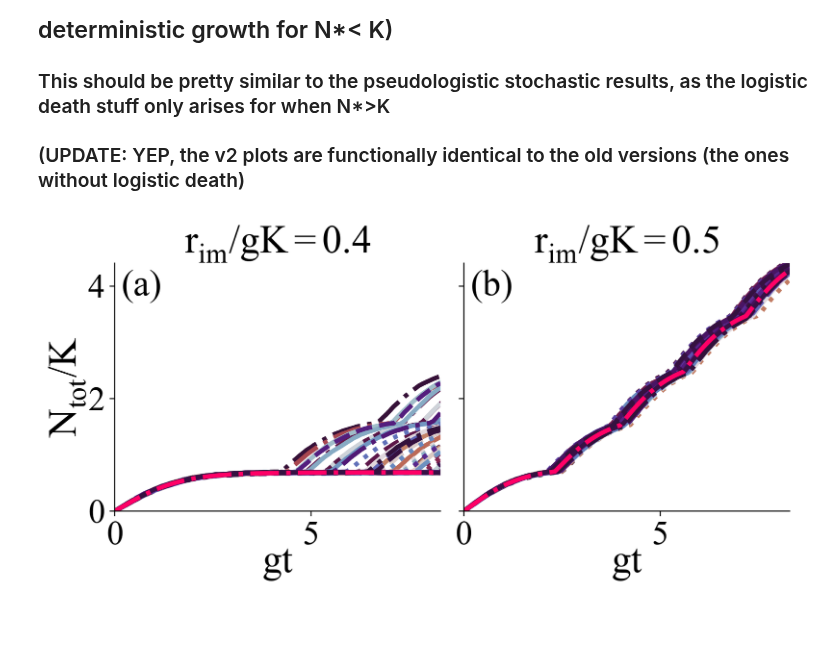
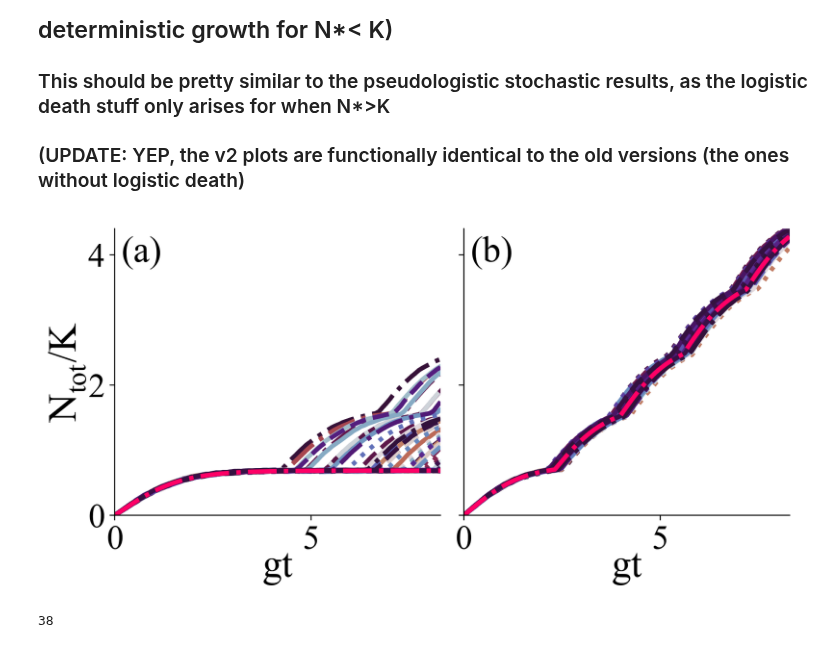
Before and after one commit to patricksinclair/multispecies_postprocessing, a Jupyter notebook: biofilm_threshold_theory_v2/bftt_supplementary_plotter.ipynb, the cells around one changed output. Drawn from its saved outputs; the diff is of its cells as text; code cells hidden in the pictures; blank space fills up the shorter version.

```diff
--- a/biofilm_threshold_theory_v2/bftt_supplementary_plotter.ipynb
+++ b/biofilm_threshold_theory_v2/bftt_supplementary_plotter.ipynb
@@ -238,7 +238,7 @@ for ax in axs.flat:
     ax.plot(deterministic_pops['t'], deterministic_pops['N'], ls="-.", lw=3.2, color='#ff0066')
 
 
-    ax.set_title("r$_{im}/gK = $"+str(figS5_rImms[i]), fontsize = 28, pad=-2.4)
+    #ax.set_title("r$_{im}/gK = $"+str(figS5_rImms[i]), fontsize = 22, pad=-4)
     ax.tick_params(axis='both', which='major', labelsize=24)
     ax.set_xlim(0, 8.33)
     ax.set_ylim(0, 4.4)
@@ -309,32 +309,37 @@ for ax in axs.flat:
     linecycler = cycle(lines)
     for p in range(nCols):
 
         ax.plot(pop_dataset['t']*max_gRate, pop_dataset[str(p)]/K_val, lw=3.2, color=colors[p], ls=next(linecycler))
 
     ax.plot(deterministic_pops['t'], deterministic_pops['N'], ls="-.", lw=3.2, color='#ff0066')
 
-    ax.set_title("r$_{im}/gK = $"+str(figS6_rImms[i]), fontsize = 28)
+    #ax.set_title("r$_{im}/gK = $"+str(figS6_rImms[i]), fontsize = 28)
     ax.tick_params(axis='both', which='major', labelsize=24)
     ax.annotate("("+letters[i]+")", xy=(0.02, 0.975), xycoords='axes fraction', fontsize=26, horizontalalignment='left', verticalalignment='top')
 
     ax.set_xlabel('gt', fontsize=28, labelpad=-5)
     ax.set_ylabel('N$_{tot}$/K', fontsize=28, labelpad=0)
 
     ax.set_xlim(0, 8.3)
     ax.set_ylim(0, 4.4)
 
     ax.label_outer()
 
     i = i+1
 
 fig = plt.gcf()
 fig.add_subplot(111, frame_on=False)
 plt.tick_params(labelcolor="none", bottom=False, left=False)
 # plt.xlabel("t/g$_{\max}$", fontsize=24)
 # plt.ylabel("N/K", fontsize=24)
 
 plt.tight_layout()
 plt.savefig("paper_plots_v2/figsS6_stochastic_v2.pdf", bbox_inches='tight', dpi=330)
 plt.show()
 # %% [output]
-[figure, old version]
+[figure, new version]
+# %%
+# no of rImm = 0.7, K = 1000
+len(fig4c_rImm_0_7_K_comparison_pops[0][fig4c_rImm_0_7_K_comparison_pops[0]/1000 > 1.5].iloc[-1].dropna())
+# %% [output]
+38
```
Also changed, not shown: parts of 2 cells of this notebook, 2 other files.
